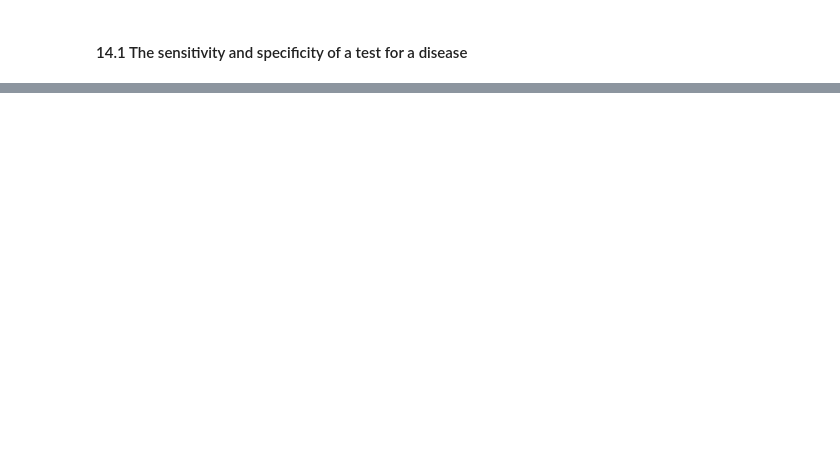
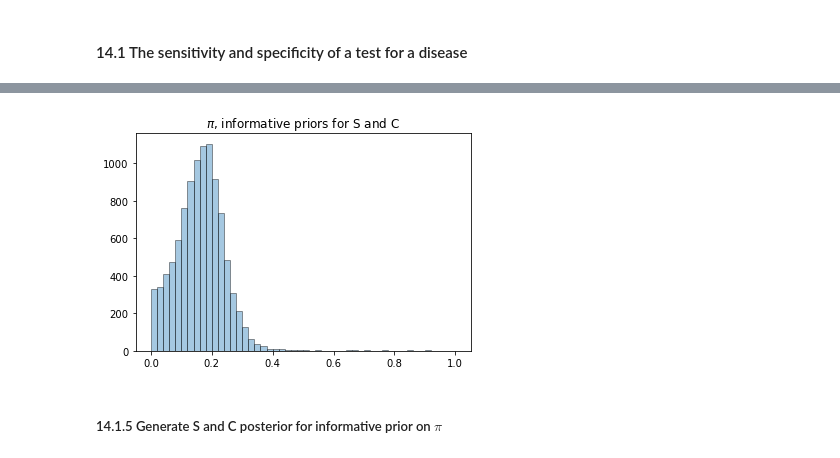
Before and after one commit to sendivogius/plAIground, a Jupyter notebook: bayes/14.1 Gibbs sampling.ipynb, the cells around one changed output, grey strips where cells are left out. Cells and saved outputs as stored; diff of their text form; code cells hidden in the pictures; blank space fills up the shorter version.

```diff
--- a/bayes/14.1 Gibbs sampling.ipynb
+++ b/bayes/14.1 Gibbs sampling.ipynb
@@ -85,0 +49,8 @@ sns.distplot(chains[3], kde=False, hist_kws={"edgecolor": "k"})
+# %%
+pi, S, C = sampler(a, b, 1, 1, 10, 1, 10, 1)
+# %%
+plot_hist(pi, '$\pi$, informative priors for S and C')
+# %% [output]
+[figure, added]
+# %% [markdown]
+##### 14.1.5 Generate S and C posterior for informative prior on $\pi$
```
Also changed, not shown: parts of 38 cells of this notebook.
